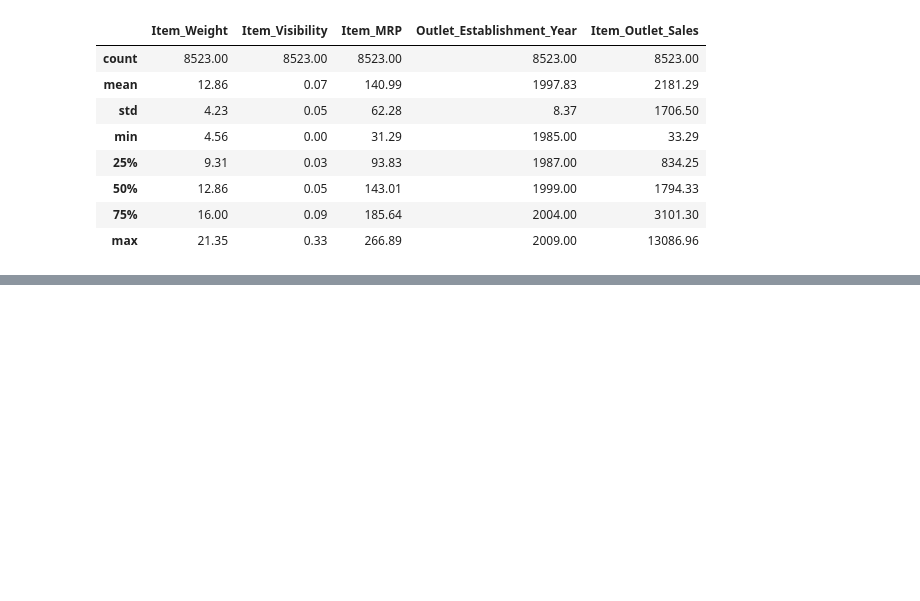
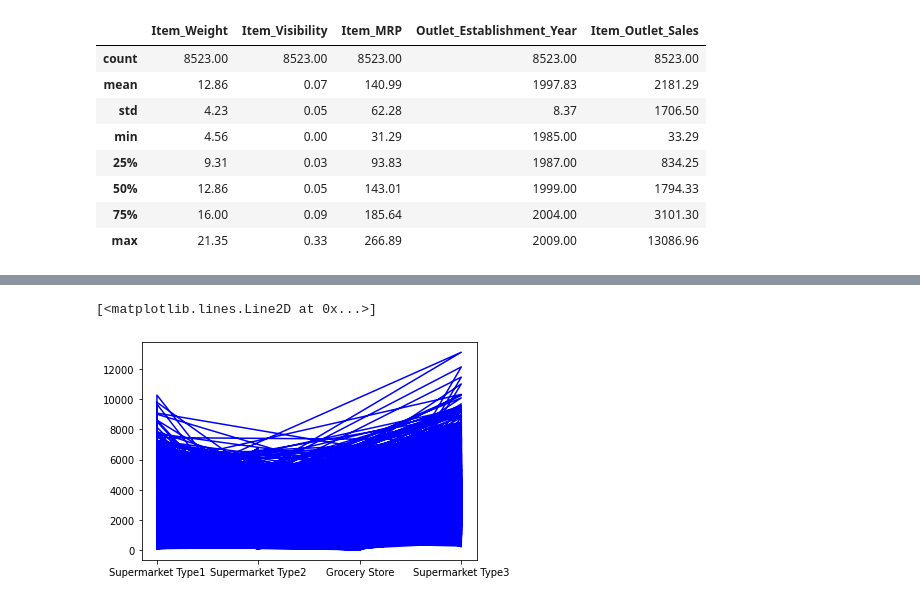
Before and after one commit to Jose-Balocchi/Retail---Predicciones-de-ventas, a Jupyter notebook: 05_Proyecto_1.ipynb, the cells around one changed output, grey strips where cells are left out. Saved outputs shown, nothing was run; the diff lists cells and outputs as text; code cells hidden in the pictures; blank space fills up the shorter version.

```diff
--- a/05_Proyecto_1.ipynb
+++ b/05_Proyecto_1.ipynb
@@ -326,0 +351,17 @@ df.describe().round(2)
+# %%
+# Ahora seria interesante comparar columnas.
+
+# Comparemos la columna tipo de outlet con las ventas
+
+# Lo primero es definir la serie de ventas
+
+ventas = df['Item_Outlet_Sales']
+# %%
+tipo_de_outlet = df['Outlet_Type']
+# %%
+# vamos a ver si funciona un grafico que los relacione
+
+plt.plot(tipo_de_outlet,ventas, 'b')
+# %% [output]
+[<matplotlib.lines.Line2D at 0x...>]
+[figure, added]
```
Also changed, not shown: parts of 5 cells of this notebook.
